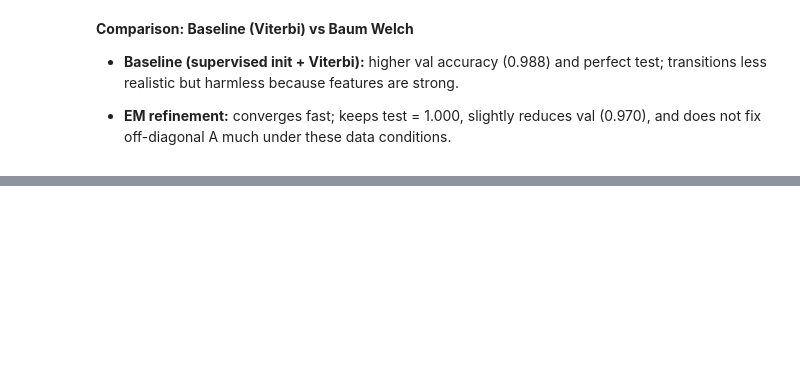
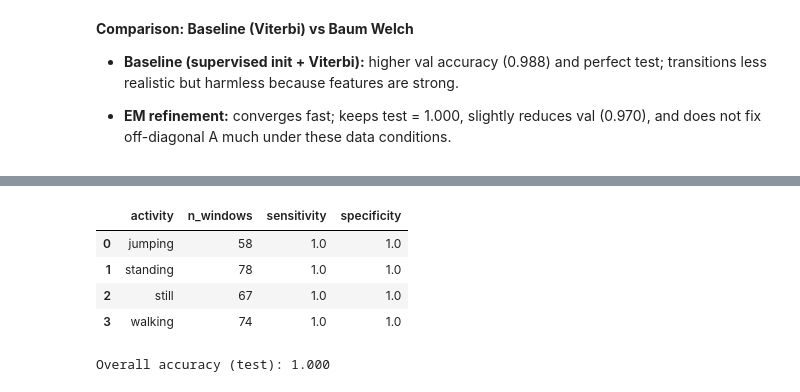
Before and after one commit to Christianib003/human-activity-recognition-hmm, a Jupyter notebook: notebooks/HMM_Project.ipynb, the cells around one changed output, grey strips where cells are left out. Drawn from its saved outputs; the diff is of its cells as text; code cells hidden in the pictures; blank space fills up the shorter version.

```diff
--- a/notebooks/HMM_Project.ipynb
+++ b/notebooks/HMM_Project.ipynb
@@ -713,0 +743,24 @@ Overall accuracy (test, EM): 1.000
+# %%
+
+cm_tst, labels = confusion_from_decoded(test_dec)
+per_cls_df, overall_acc_test = class_metrics_from_cm(cm_tst)
+
+counts_test = (test_dec.groupby("activity").size()
+               .rename("n_windows").reset_index())
+
+rubric_test = (per_cls_df
+               .merge(counts_test, on="activity", how="left")
+               .loc[:, ["activity","n_windows","sensitivity","specificity"]]
+               .sort_values("activity")
+               .reset_index(drop=True))
+
+# Pretty display
+display(rubric_test)
+print(f"Overall accuracy (test): {overall_acc_test:.3f}")
+# %% [output]
+|  | activity | n_windows | sensitivity | specificity |
+| 0 | jumping | 58 | 1.0 | 1.0 |
+| 1 | standing | 78 | 1.0 | 1.0 |
+| 2 | still | 67 | 1.0 | 1.0 |
+| 3 | walking | 74 | 1.0 | 1.0 |
+Overall accuracy (test): 1.000
```
Also changed, not shown: parts of 6 cells of this notebook, 3 other files.
